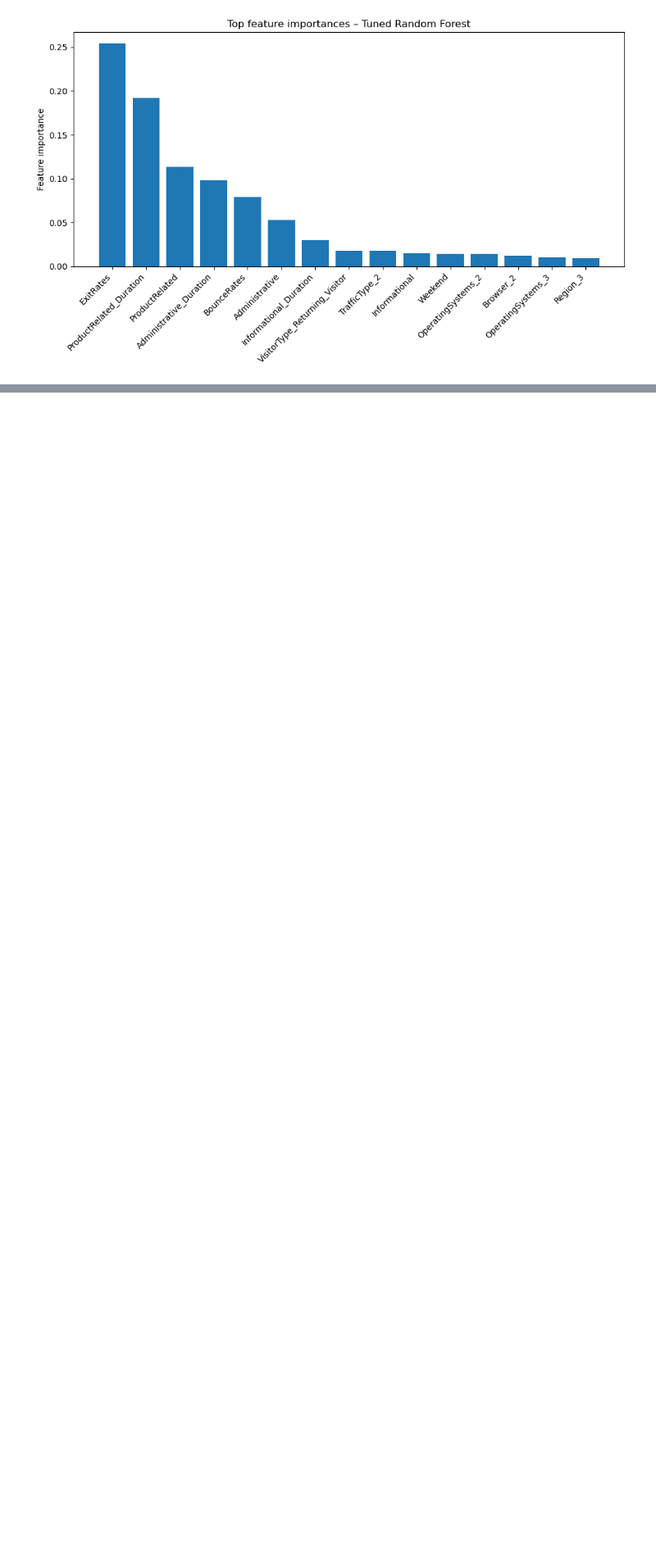
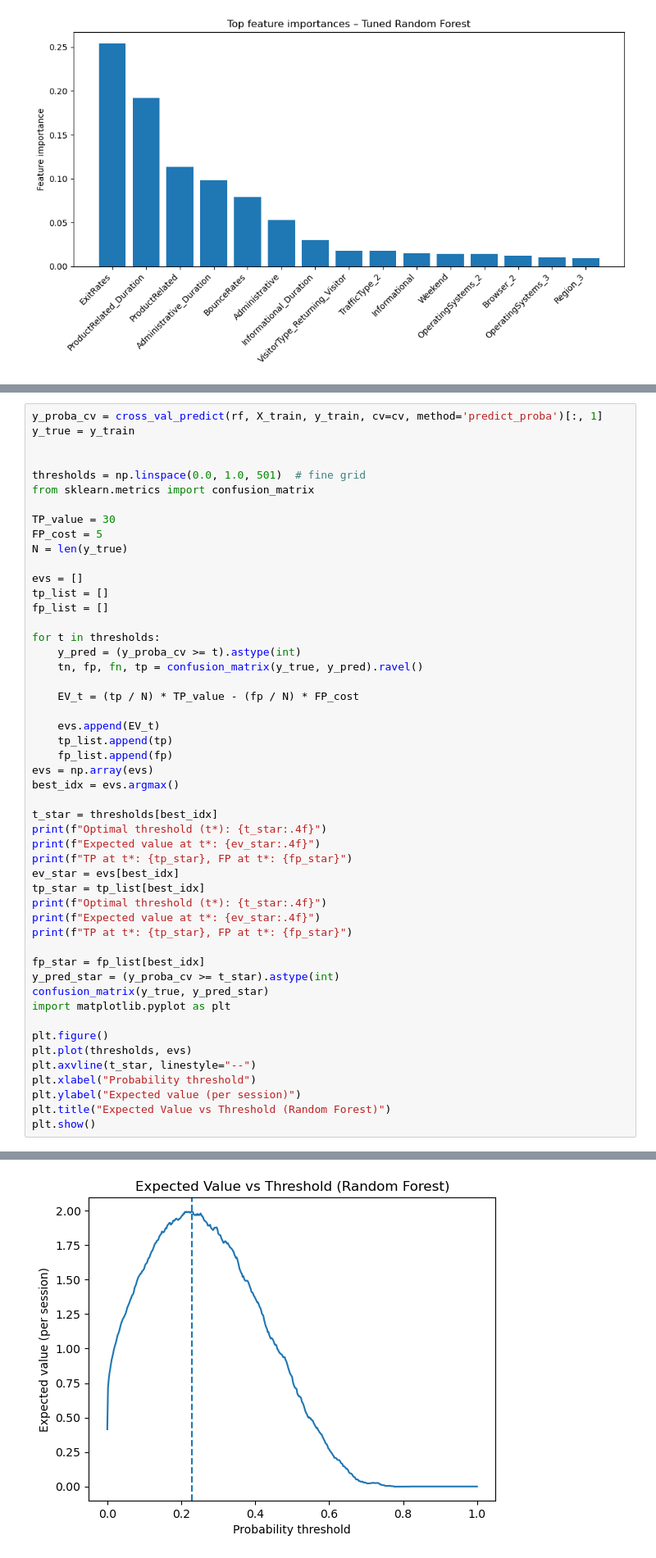
Before and after one commit to tianajsmith-cbs/Applied-Machine-Learning-Project, a Jupyter notebook: Notebooks/05_random_forest.ipynb, the cells around one changed output, grey strips where cells are left out. Shown at 82% size. Cells and saved outputs as stored; diff of their text form; blank space fills up the shorter version.

Commit message:
new decsision tree + added EV calculation to random forest

```diff
--- a/Notebooks/05_random_forest.ipynb
+++ b/Notebooks/05_random_forest.ipynb
@@ -213,0 +163,51 @@ ChildProcessError: [Errno 10] No child processes
+# %%
+y_proba_cv = cross_val_predict(rf, X_train, y_train, cv=cv, method='predict_proba')[:, 1]
+y_true = y_train
+
+
+thresholds = np.linspace(0.0, 1.0, 501)  # fine grid
+from sklearn.metrics import confusion_matrix
+
+TP_value = 30
+FP_cost = 5
+N = len(y_true)
+
+evs = []
+tp_list = []
+fp_list = []
+
+for t in thresholds:
+    y_pred = (y_proba_cv >= t).astype(int)
+    tn, fp, fn, tp = confusion_matrix(y_true, y_pred).ravel()
+
+    EV_t = (tp / N) * TP_value - (fp / N) * FP_cost
+
+    evs.append(EV_t)
+    tp_list.append(tp)
+    fp_list.append(fp)
+evs = np.array(evs)
+best_idx = evs.argmax()
+
+t_star = thresholds[best_idx]
+print(f"Optimal threshold (t*): {t_star:.4f}")
+print(f"Expected value at t*: {ev_star:.4f}")
+print(f"TP at t*: {tp_star}, FP at t*: {fp_star}")
+ev_star = evs[best_idx]
+tp_star = tp_list[best_idx]
+print(f"Optimal threshold (t*): {t_star:.4f}")
+print(f"Expected value at t*: {ev_star:.4f}")
+print(f"TP at t*: {tp_star}, FP at t*: {fp_star}")
+
+fp_star = fp_list[best_idx]
+y_pred_star = (y_proba_cv >= t_star).astype(int)
+confusion_matrix(y_true, y_pred_star)
+import matplotlib.pyplot as plt
+
+plt.figure()
+plt.plot(thresholds, evs)
+plt.axvline(t_star, linestyle="--")
+plt.xlabel("Probability threshold")
+plt.ylabel("Expected value (per session)")
+plt.title("Expected Value vs Threshold (Random Forest)")
+plt.show()
+# %% [output]
@@ -213,0 +220 @@ ChildProcessError: [Errno 10] No child processes
+[figure, added]
```
Also changed, not shown: parts of 2 cells of this notebook, 3 other files.
